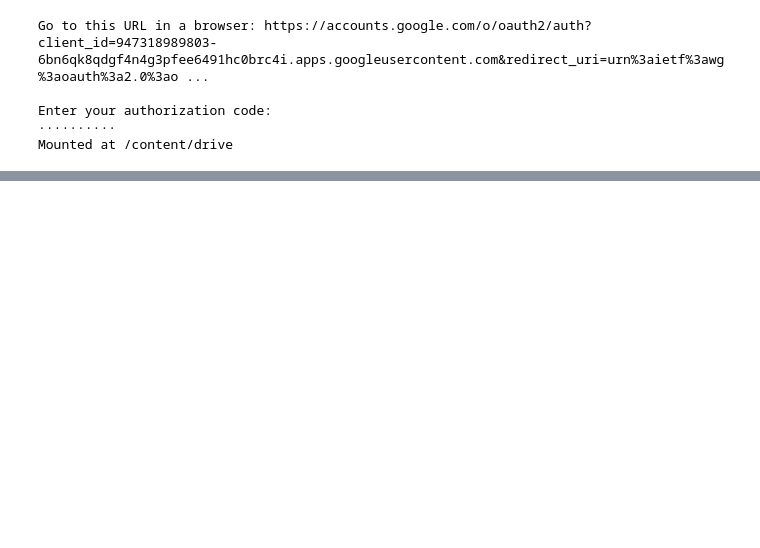
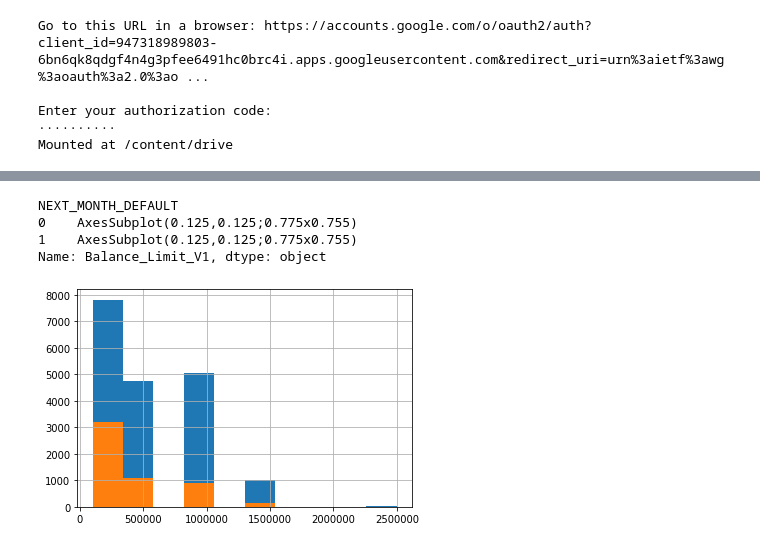
Before and after one commit to Prabha11/pre-datastorm-v1-0, a Jupyter notebook: pre_data_storm_feature_selection.ipynb, the cells around one changed output, grey strips where cells are left out. Drawn from its saved outputs; the diff is of its cells as text; code cells hidden in the pictures; blank space fills up the shorter version.

Commit message:
histogram plot for selected features

```diff
--- a/pre_data_storm_feature_selection.ipynb
+++ b/pre_data_storm_feature_selection.ipynb
@@ -24,3 +24,17 @@ df.head()
 | A4 | 100K | F | High School | Single | 31-45 | 4 | 3 | 2 | ... |
 | A5 | 200K | F | Graduate | Single | 31-45 | 2 | 0 | 0 | ... |
 | A6 | 1M | F | Graduate | Other | 31-45 | 2 | 2 | 0 | ... |
+# %%
+#train data set pre processing
+
+#convet to string balance limit to float
+df.Balance_Limit_V1 = (df.Balance_Limit_V1.replace(r'[KMB]+$', '', regex=True).astype(float) * df.Balance_Limit_V1.str.extract(r'[\d\.]+([KMB]+)', expand=False).fillna(1).replace(['K','M', 'B'], [10**3, 10**6, 10**9]).astype(int))
+df.head()
+
+#gender education marital age stringto int convert
+df.Gender.replace(['M', 'F'], [1, 0], inplace=True)
+df.EDUCATION_STATUS.replace(['Graduate', 'High School', 'Other'], [2, 1, 0], inplace=True)
+df.MARITAL_STATUS.replace(['Other', 'Single'], [1, 0], inplace=True)
+df.AGE.replace(['Less than 30', '31-45', '46-65','More than 65'], [3, 2, 1, 0], inplace=True)
+
+df.head()
@@ -26,0 +51,8 @@ df.head()
+# %%
+df.groupby("NEXT_MONTH_DEFAULT").Balance_Limit_V1.hist()
+# %% [output]
+NEXT_MONTH_DEFAULT
+0    AxesSubplot(0.125,0.125;0.775x0.755)
+1    AxesSubplot(0.125,0.125;0.775x0.755)
+Name: Balance_Limit_V1, dtype: object
+[figure, added]
```
Also changed, not shown: parts of 10 cells of this notebook.
